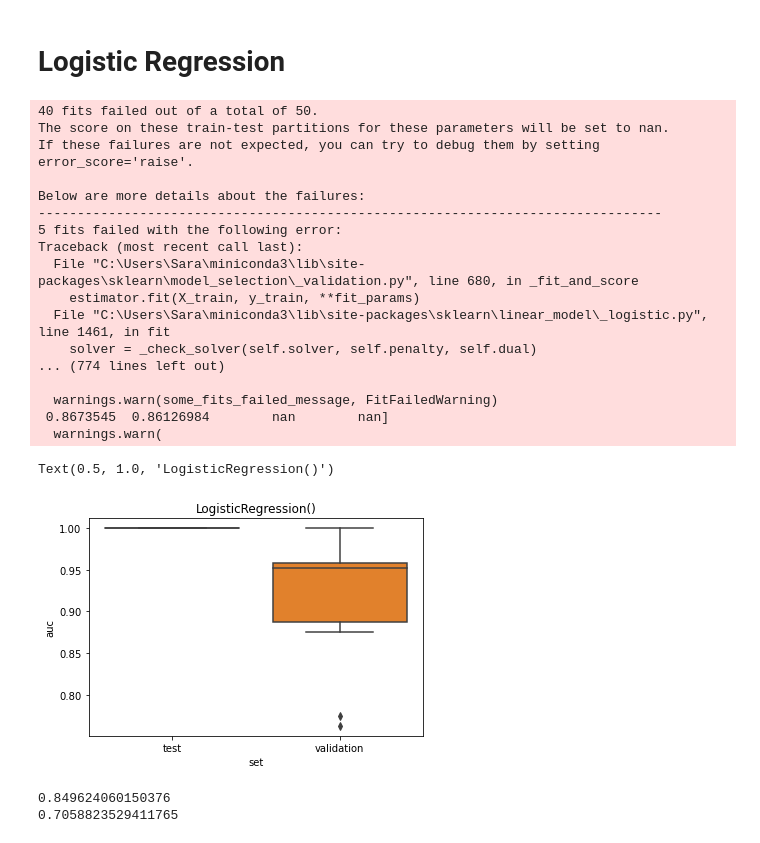
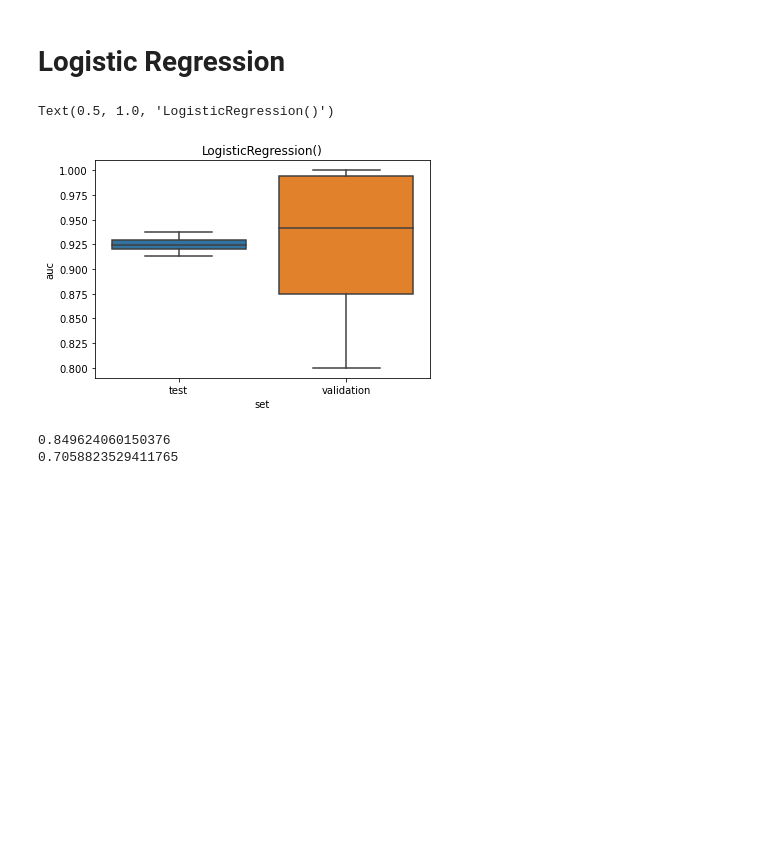
Before and after one commit to naomiverkerk/TM10007, a Jupyter notebook: Okedezefile.ipynb, the cells around one changed output. Saved outputs shown, nothing was run; the diff lists cells and outputs as text; code cells hidden in the pictures; blank space fills up the shorter version.

```diff
--- a/Okedezefile.ipynb
+++ b/Okedezefile.ipynb
@@ -283,12 +218,12 @@ parameters_list = [
 # KNN
 # %%
 results = []
-for train_index, validation_index, in cv_10fold.split(X_train, Y_train):
+for train_index, validation_index, in cv_10fold.split(X_train_final, Y_train):
 
-    X_train_CV = X_train[train_index]
+    X_train_CV = X_train_final[train_index]
     Y_train_CV = Y_train[train_index]
 
-    X_validation_CV = X_train[validation_index]
+    X_validation_CV = X_train_final[validation_index]
     Y_validation_CV = Y_train[validation_index]
 
     clf = clf_list[0]
@@ -317,6 +252,7 @@ for train_index, validation_index, in cv_10fold.split(X_train, Y_train):
     probabilities_validation = clf.predict_proba(X_validation_CV)
     scores_validation = probabilities_validation[:, 1]
     print(clf.score(X_train_CV, Y_train_CV))
+
     # Get the auc
     auc_validation = metrics.roc_auc_score(Y_validation_CV, scores_validation)
     results.append({
@@ -463,12 +399,12 @@ print(clf.score(X_test_final, Y_test))
 # Logistic Regression
 # %%
 results = []
-for train_index, validation_index, in cv_10fold.split(X_train, Y_train):
+for train_index, validation_index, in cv_10fold.split(X_train_final, Y_train):
 
-    X_train_CV = X_train[train_index]
+    X_train_CV = X_train_final[train_index]
     Y_train_CV = Y_train[train_index]
 
-    X_validation_CV = X_train[validation_index]
+    X_validation_CV = X_train_final[validation_index]
     Y_validation_CV = Y_train[validation_index]
 
     clf = clf_list[2]
@@ -495,52 +431,35 @@ for train_index, validation_index, in cv_10fold.split(X_train, Y_train):
 
     # Test the classifier on the validation data
     probabilities_validation = clf.predict_proba(X_validation_CV)
     scores_validation = probabilities_validation[:, 1]
 
     # Get the auc
     auc_validation = metrics.roc_auc_score(Y_validation_CV, scores_validation)
     results.append({
         'auc': auc_validation,
         'solver' : clf.solver,
         'C' : clf.C,
         'penalty' : clf.penalty,
         'set': 'validation'
     })
 
 #Create results dataframe and plot it
 results = pd.DataFrame(results)
 sns.boxplot(y='auc', x='set', data=results).set_title(f'{clf_list[2]}')
 
 # optimal_parameter = []
 # parameter_keys = list(parameters.keys())
 
 # for item in parameter_keys:
 #     best_item = []
 #     for i in list(range(0,10,2)):
 #         best_item.append(results[item][i])
 
 #     optimal_parameter.append(statistics.median(best_item))
 #     print(f"The optimal {item}={optimal_parameter[-1]}")
 # %% [output]
-40 fits failed out of a total of 50.
-The score on these train-test partitions for these parameters will be set to nan.
-If these failures are not expected, you can try to debug them by setting error_score='raise'.
-
-Below are more details about the failures:
---------------------------------------------------------------------------------
-5 fits failed with the following error:
-Traceback (most recent call last):
-  File "C:\Users\Sara\miniconda3\lib\site-packages\sklearn\model_selection\_validation.py", line 680, in _fit_and_score
-    estimator.fit(X_train, y_train, **fit_params)
-  File "C:\Users\Sara\miniconda3\lib\site-packages\sklearn\linear_model\_logistic.py", line 1461, in fit
-    solver = _check_solver(self.solver, self.penalty, self.dual)
-... (774 lines left out)
-
-  warnings.warn(some_fits_failed_message, FitFailedWarning)
- 0.8673545  0.86126984        nan        nan]
-  warnings.warn(
+Text(0.5, 1.0, 'LogisticRegression()')
-Text(0.5, 1.0, 'LogisticRegression()')
-[figure, old version]
+[figure, new version]
 # %%
 import warnings
 warnings.filterwarnings("ignore")
```
Also changed, not shown: parts of 9 cells of this notebook.
